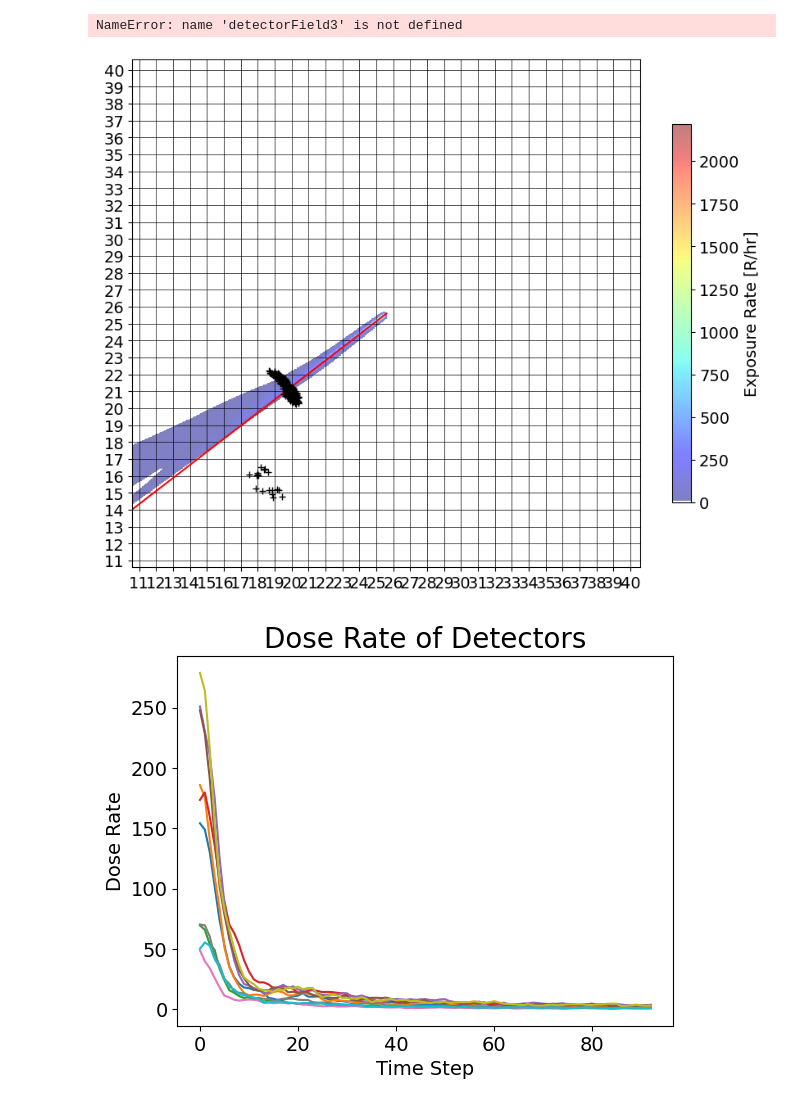
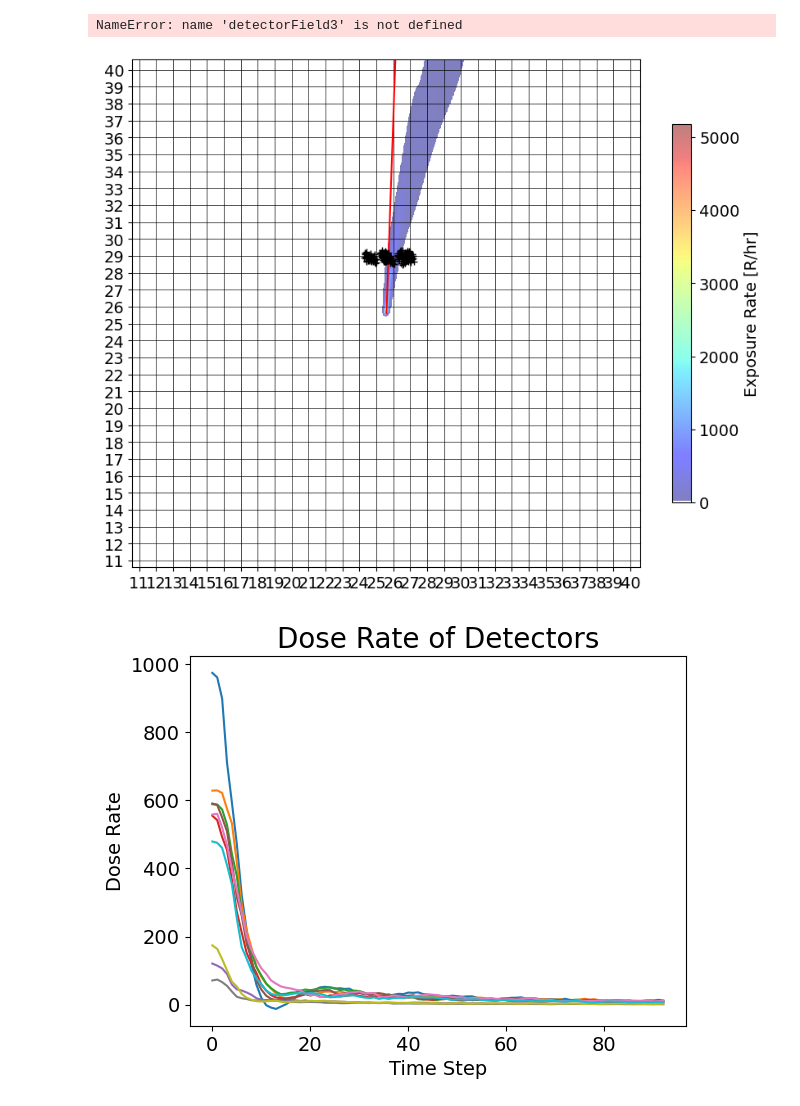
Before and after one commit to davidfobar/SCRAM, a Jupyter notebook: DELFIC_processing/genDataFromDelfic.ipynb, the cells around one changed output. Saved outputs shown, nothing was run; the diff lists cells and outputs as text; code cells hidden in the pictures.

```diff
--- a/DELFIC_processing/genDataFromDelfic.ipynb
+++ b/DELFIC_processing/genDataFromDelfic.ipynb
@@ -790,7 +791,7 @@ SCARM_Parameters = {'nArtyShells'        : 10, # number of artillery shells
 
 with Pool(128) as p:
   #for each DELFIC simulation:
-  for falloutField in falloutFields[:5]:
+  for falloutField in falloutFields:
 
     #check for the *_X file in ../data/
     # if it exists, skip the simulation
@@ -847,7 +848,7 @@ with Pool(128) as p:
 import numpy as np
 import matplotlib.pyplot as plt
 
-falloutfieldName = 'Y1H5SS5DS41SA28BA5295'
+falloutfieldName = 'Y1H0SS3DS163SA19BA4431'
 
 #open a sample file
 x = np.load(f'../data/{falloutfieldName}_X.npy', allow_pickle=True)
@@ -859,7 +860,7 @@ falloutfield, falloutDir = getFieldData(falloutfieldName)
 fig = plotField(radfield=falloutfield[0], falloutDirection=falloutDir, pixelScale=.1, visibleRadius=15)
 
 #plot the final x and y positions of the detectors
-sim = 2
+sim = 19
 timestep = -1
 plt.plot(x[sim, :, timestep, 0], x[sim, :, timestep, 1], 'k+')
 plt.show()
@@ -890,32 +891,32 @@ for i in range(nDets):
 plt.plot(np.mean(distanceErrors, axis=0))
 plt.ylim(0, 1)
 
 #the timesteps are evenly spaced across 24 hours
 #set the ticks to be every 2 hours
 #plt.xticks(np.arange(0, nTimesteps, nTimesteps//12), np.arange(0, 25, 2))
 plt.title('Average Distance Error')
 plt.xlabel('Post Detonation Time [hours]')
 plt.ylabel('Distance Error [km]')
 plt.show()
 
 #determine the average dose rate error as a function of time and plot it
 #open the Y file
 yd = np.load(f'../data/{falloutfieldName}_Yd.npy', allow_pickle=True)
 
 # Y is of form [nSim, nDet, nTimesteps]
 #the 1 feature is: dose rate
 
 nDets = yd.shape[1]
 doseRateErrors = np.zeros((nDets, nTimesteps))
 for i in range(nDets):
     for j in range(nTimesteps):
         doseRateErrors[i, j] = np.abs(x[sim, i, j, 3] - yd[sim, i, j])
 
 plt.plot(np.mean(doseRateErrors, axis=0))
 #plt.xticks(np.arange(0, nTimesteps, nTimesteps//12), np.arange(0, 25, 2))
 plt.title('Average Dose Rate Error')
 plt.xlabel('Post Detonation Time [hours]')
 plt.show()
 # %% [output]
-[figure, old version]
+[figure, new version]
-[figure, old version]
+[figure, new version]
```
Also changed, not shown: parts of 2 cells of this notebook, 1 other file.
